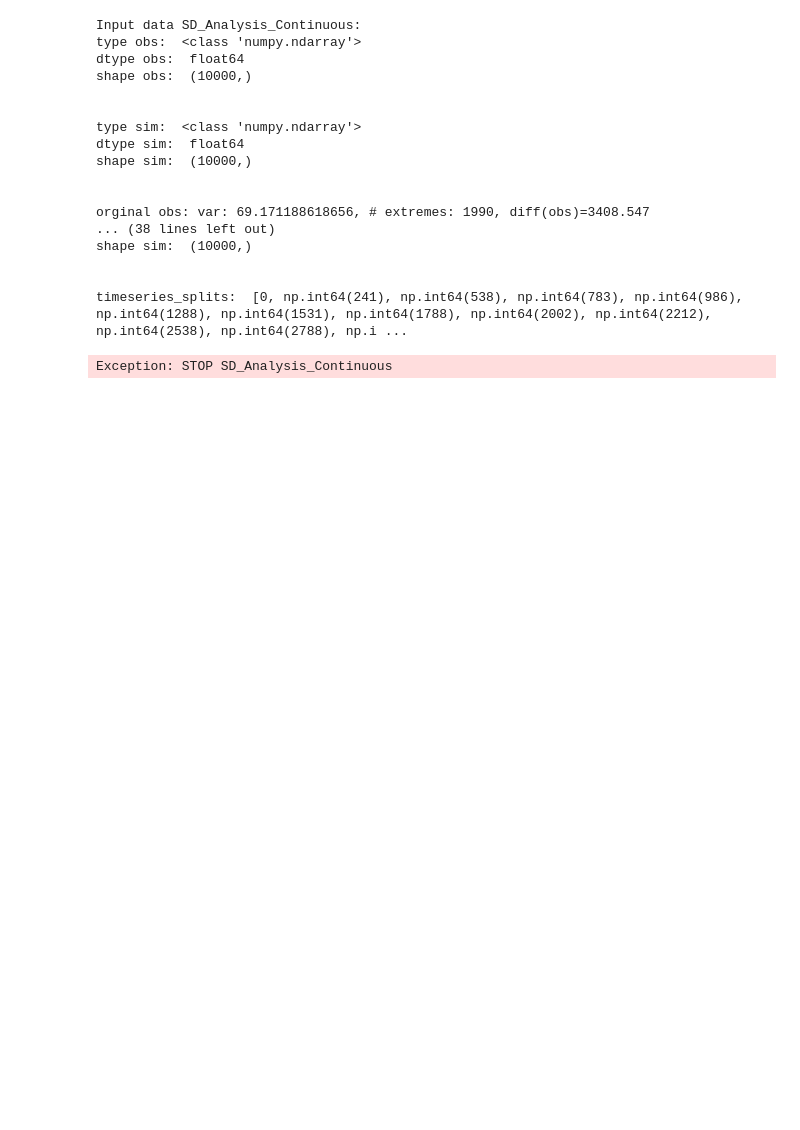
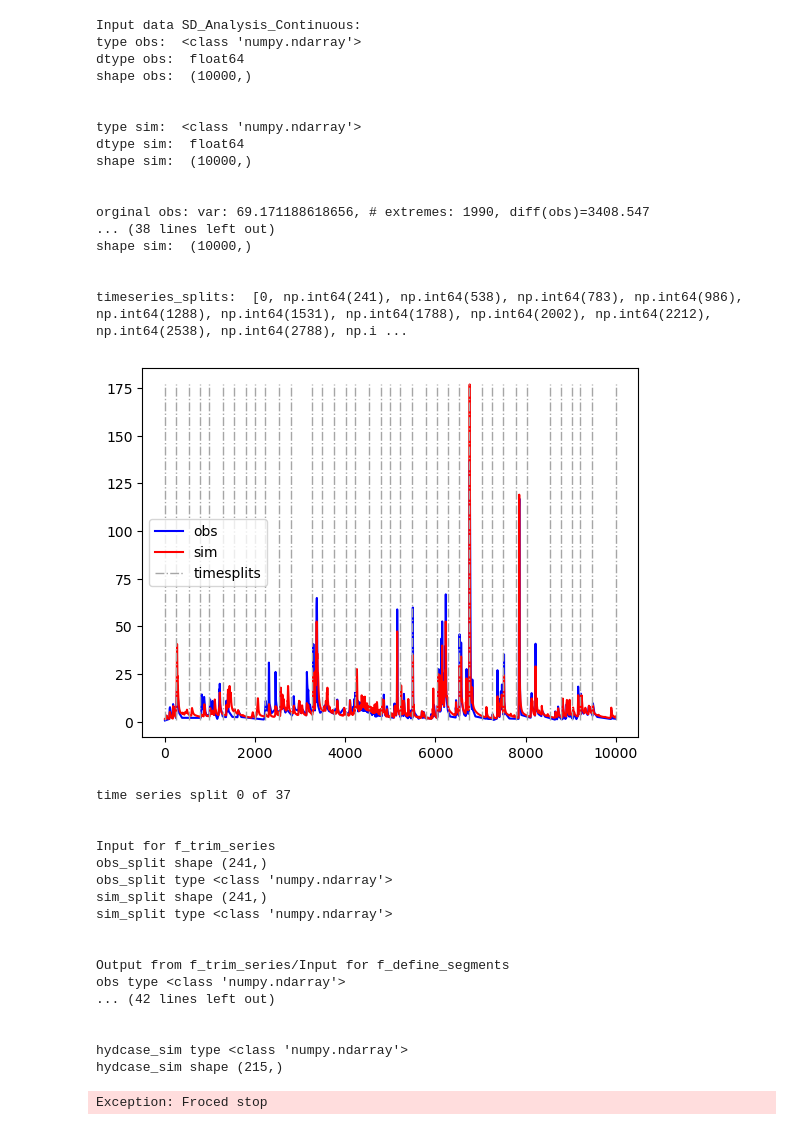
Before and after one commit to Nicholas202024/SeriesDistance, a Jupyter notebook: SeriesDistance Python NEU/SD_Analysis_Continuous.ipynb, the cells around one changed output. Cells and saved outputs as stored; diff of their text form; code cells hidden in the pictures; blank space fills up the shorter version.

```diff
--- a/SeriesDistance Python NEU/SD_Analysis_Continuous.ipynb
+++ b/SeriesDistance Python NEU/SD_Analysis_Continuous.ipynb
@@ -156,11 +158,9 @@ else:
 print('timeseries_splits: ', timeseries_splits)
 print('\n')
 
-raise Exception("STOP SD_Analysis_Continuous")
-
 # plot input data
 if pf_input:
-    f_PlotInput([], obs, [], [], sim, [], [], timeseries_splits)  # show time series splits
+    f_plot_input([], obs, [], [], sim, [], [], timeseries_splits)  # show time series splits
 
 # cleanup
 del smooth_flag, nse_smooth_limit, pf_input, timeseries_split_by_user, split_frequency
@@ -172,8 +172,9 @@ del smooth_flag, nse_smooth_limit, pf_input, timeseries_split_by_user, split_fre
 # coarse-graining and SD calculation as in the event-based version.
 
 # apply coarse graining and SD calculation: determines optimal level of segment aggregation for entire time series and applies SD to it
-segs_obs_opt_all, segs_sim_opt_all, connectors, e_sd_t_all, e_sd_q_all = f_CoarseGraining_SD_Continuous(
+segs_obs_opt_all, segs_sim_opt_all, connectors, e_sd_t_all, e_sd_q_all = f_coarse_graining_continuous(
     obs, sim, timeseries_splits, weight_nfc, weight_rds, weight_sdt, weight_sdv, error_model)
+raise Exception("STOP SD_Analysis_Continuous")
 
 # plot time series with optimized segments and connectors in an own figure
 if pf_segs_cons_entireTS:
@@ -189,31 +190,49 @@ savemat(outfile, {
     'sim': sim,
     'segs_obs_opt_all': segs_obs_opt_all,
     'segs_sim_opt_all': segs_sim_opt_all,
     'connectors': connectors,
     'e_sd_t_all': e_sd_t_all,
     'e_sd_q_all': e_sd_q_all,
     'weight_nfc': weight_nfc,
     'weight_rds': weight_rds,
     'weight_sdt': weight_sdt,
     'weight_sdv': weight_sdv,
     'error_model': error_model
 })
 # %% [output]
 Input data SD_Analysis_Continuous:
 type obs:  <class 'numpy.ndarray'>
 dtype obs:  float64
 shape obs:  (10000,)
 
 
 type sim:  <class 'numpy.ndarray'>
 dtype sim:  float64
 shape sim:  (10000,)
 
 
 orginal obs: var: 69.171188618656, # extremes: 1990, diff(obs)=3408.547
 ... (38 lines left out)
 shape sim:  (10000,)
 
 
 timeseries_splits:  [0, np.int64(241), np.int64(538), np.int64(783), np.int64(986), np.int64(1288), np.int64(1531), np.int64(1788), np.int64(2002), np.int64(2212), np.int64(2538), np.int64(2788), np.i ...
+[figure, added]
-Exception: STOP SD_Analysis_Continuous
+time series split 0 of 37
+
+
+Input for f_trim_series
+obs_split shape (241,)
+obs_split type <class 'numpy.ndarray'>
+sim_split shape (241,)
+sim_split type <class 'numpy.ndarray'>
+
+
+Output from f_trim_series/Input for f_define_segments
+obs type <class 'numpy.ndarray'>
+... (42 lines left out)
+
+
+hydcase_sim type <class 'numpy.ndarray'>
+hydcase_sim shape (215,)
+Exception: Froced stop
```
Also changed, not shown: parts of 1 cell of this notebook, 6 other files.
